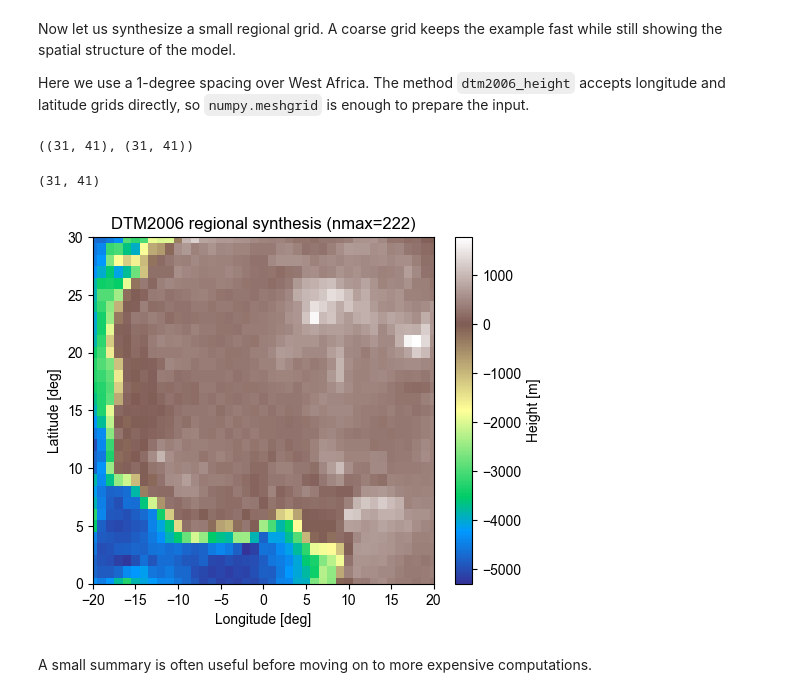
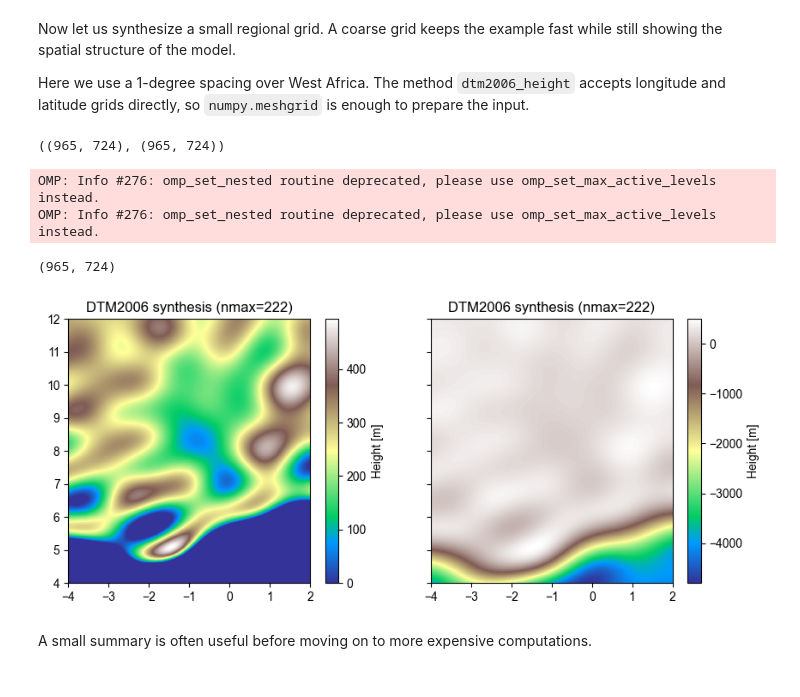
Before and after one commit to cikelly/geoidlab-tutorial, a Jupyter notebook: tutorials/DTM.ipynb, the cells around one changed output. Drawn from its saved outputs; the diff is of its cells as text; code cells hidden in the pictures.

```diff
--- a/tutorials/DTM.ipynb
+++ b/tutorials/DTM.ipynb
@@ -67,14 +70,14 @@ Now let us synthesize a small regional grid. A coarse grid keeps the example fas
 
 Here we use a 1-degree spacing over West Africa. The method `dtm2006_height` accepts longitude and latitude grids directly, so `numpy.meshgrid` is enough to prepare the input.
 # %%
-resolution_deg = 1
-lon_1d = np.arange(-20.0, 20.0 + resolution_deg, resolution_deg)
-lat_1d = np.arange(0.0, 30.0 + resolution_deg, resolution_deg)
+resolution_deg = 0.0083
+lon_1d = np.arange(-4.0, 2.0 + resolution_deg, resolution_deg)
+lat_1d = np.arange(4.0, 12.0 + resolution_deg, resolution_deg)
 lon_grid, lat_grid = np.meshgrid(lon_1d, lat_1d)
 
 lon_grid.shape, lat_grid.shape
 # %% [output]
-((31, 41), (31, 41))
+((965, 724), (965, 724))
 # %%
 height_grid = dtm.dtm2006_height(
     lon=lon_grid,
@@ -86,22 +89,27 @@ height_grid = dtm.dtm2006_height(
 height_grid = np.asarray(height_grid).reshape(lon_grid.shape)
 height_grid.shape
 # %% [output]
-(31, 41)
+OMP: Info #276: omp_set_nested routine deprecated, please use omp_set_max_active_levels instead.
+OMP: Info #276: omp_set_nested routine deprecated, please use omp_set_max_active_levels instead.
+(965, 724)
-# %%
-fig_name = figures_dir / 'dtm2006_regional_grid.png'
-
-plt.figure(figsize=(5.5, 4.5))
-plt.pcolormesh(lon_grid, lat_grid, height_grid, cmap='terrain', shading='auto')
-plt.colorbar(label='Height [m]')
-plt.xlabel('Longitude [deg]')
-plt.ylabel('Latitude [deg]')
-plt.title(f'DTM2006 regional synthesis (nmax={nmax})')
-plt.xlim([-20, 20])
-plt.ylim([0, 30])
-# plt.savefig(fig_name, dpi=300, bbox_inches='tight')
-plt.show()
-# %% [output]
-[figure, removed]
+# %%
+fig, axs = plt.subplots(1, 2, figsize=(10, 4), sharey=True)
+
+im = axs[0].pcolormesh(lon_grid, lat_grid, height_grid, cmap='terrain', shading='auto', vmin=0)
+fig.colorbar(im, ax=axs[0], label='Height [m]')
+axs[0].set_title(f'DTM2006 synthesis (nmax={nmax})')
+
+im = axs[1].pcolormesh(lon_grid, lat_grid, height_grid, cmap='terrain', shading='auto')
+fig.colorbar(im, ax=axs[1], label='Height [m]')
+axs[1].set_title(f'DTM2006 synthesis (nmax={nmax})')
+
+for ax in axs:
+    ax.set_xlim([-4, 2])
+    ax.set_ylim([4, 12])
+
+plt.show()
+# %% [output]
+[figure, added]
 # %% [markdown]
 A small summary is often useful before moving on to more expensive computations.
 # %%
```
Also changed, not shown: parts of 1 cell of this notebook, 3 other files.
